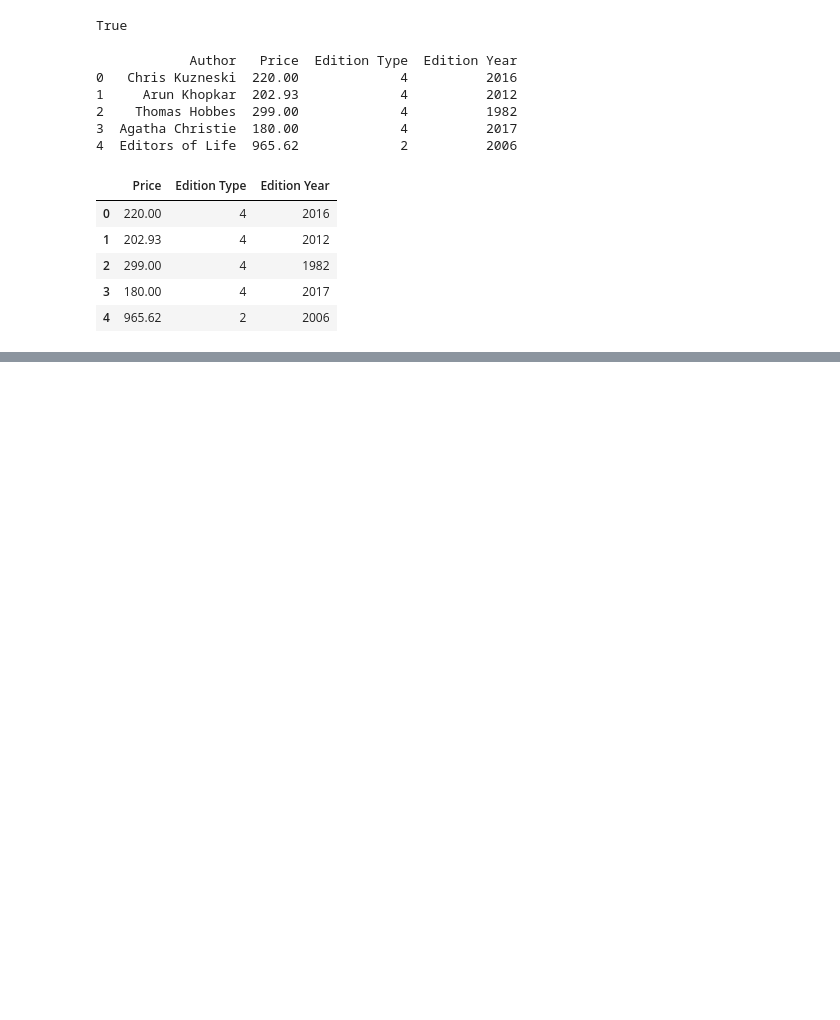
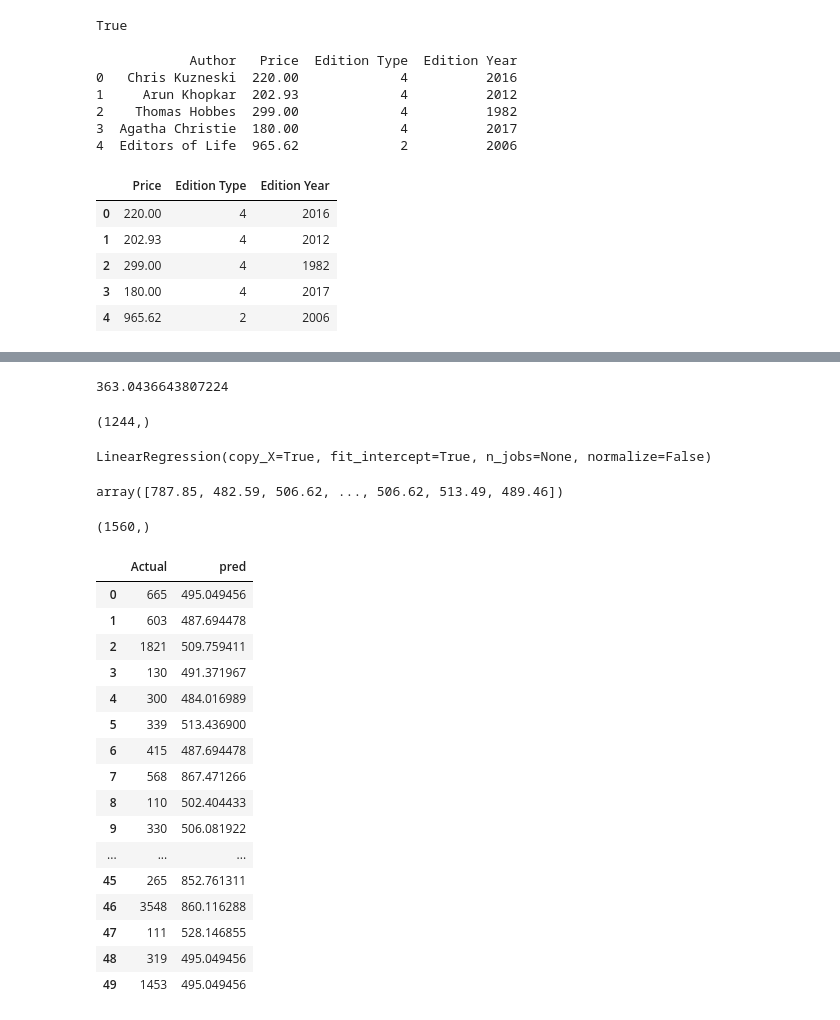
Before and after one commit to supriyaohdar/Book-Price-Prediction, a Jupyter notebook: BookPricePrediction.ipynb, the cells around one changed output, grey strips where cells are left out. Drawn from its saved outputs; the diff is of its cells as text; code cells hidden in the pictures; blank space fills up the shorter version.

```diff
--- a/BookPricePrediction.ipynb
+++ b/BookPricePrediction.ipynb
@@ -475,4 +544,0 @@ SVM: 336.334405
-# %%
-LR = LogisticRegression()
-
-LR.fit(x_train, y_train)
@@ -510,0 +549,4 @@ df.head(20)
+# %%
+model = LinearRegression()
+
+model.fit(x_train, y_train)#calculate m and c
@@ -510,0 +555,3 @@ df.head(20)
+# %%
+predictions1 = model.predict(x_valid) # giving x and calculating y/// y = m1x1+ m2x2 + c
+predictions1.shape
@@ -510,0 +565,45 @@ df.head(20)
+# %%
+from sklearn.metrics import mean_absolute_error
+print(mean_absolute_error(y_valid, predictions))
+# %% [output]
+363.0436643807224
+# %%
+y_valid.shape
+# %% [output]
+(1244,)
+# %%
+model1 = LinearRegression()
+model1.fit(X, Y)
+# %% [output]
+LinearRegression(copy_X=True, fit_intercept=True, n_jobs=None, normalize=False)
+# %%
+predictions = model1.predict(testdata)
+predictions
+# %% [output]
+array([787.85, 482.59, 506.62, ..., 506.62, 513.49, 489.46])
+# %%
+predictions.shape
+# %% [output]
+(1560,)
+# %%
+df = pd.DataFrame({'Actual':y_valid,
+                  'pred':predictions1})
+df.head(50)
+# %% [output]
+|  | Actual | pred |
+| 0 | 665 | 495.049456 |
+| 1 | 603 | 487.694478 |
+| 2 | 1821 | 509.759411 |
+| 3 | 130 | 491.371967 |
+| 4 | 300 | 484.016989 |
+| 5 | 339 | 513.436900 |
+| 6 | 415 | 487.694478 |
+| 7 | 568 | 867.471266 |
+| 8 | 110 | 502.404433 |
+| 9 | 330 | 506.081922 |
+| ... | ... | ... |
+| 45 | 265 | 852.761311 |
+| 46 | 3548 | 860.116288 |
+| 47 | 111 | 528.146855 |
+| 48 | 319 | 495.049456 |
+| 49 | 1453 | 495.049456 |
```
Also changed, not shown: parts of 39 cells of this notebook.
